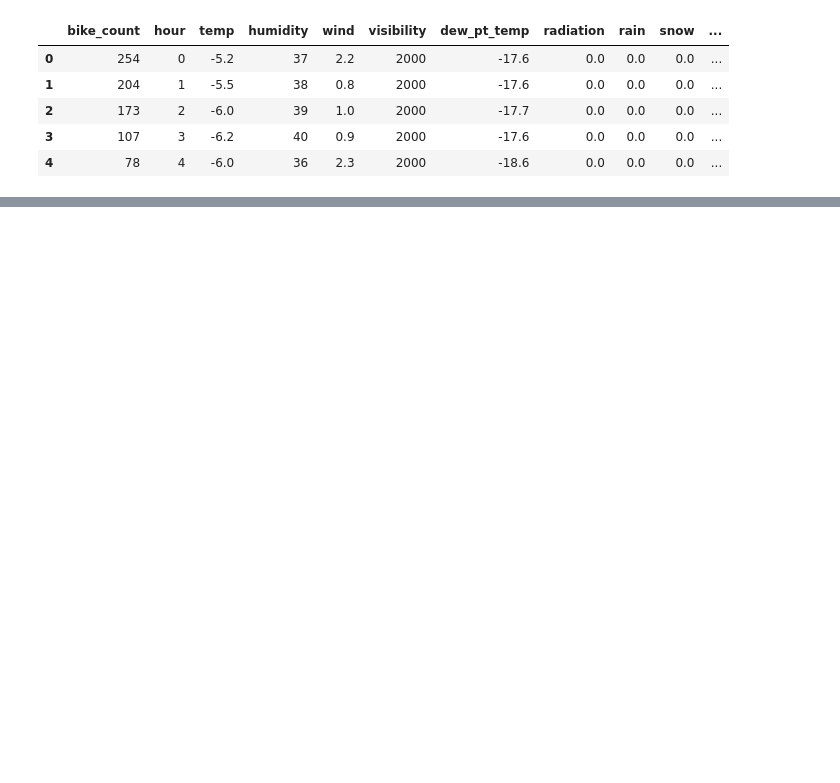
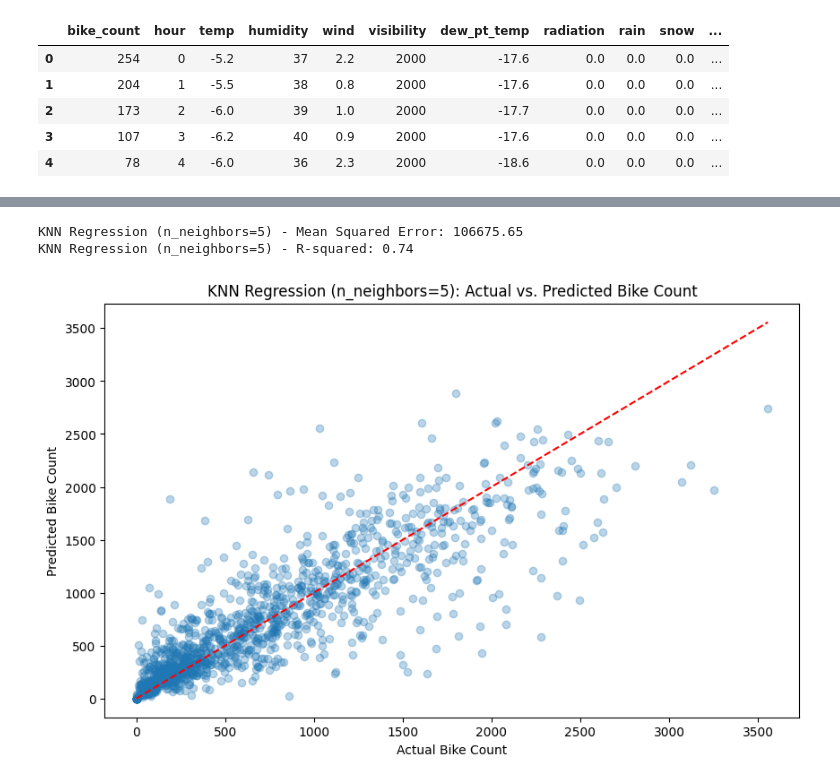
Before and after one commit to ChAbid-773/Bike_Regresssion, a Jupyter notebook: Bike_Regresssion.ipynb, the cells around one changed output, grey strips where cells are left out. Saved outputs shown, nothing was run; the diff lists cells and outputs as text; code cells hidden in the pictures; blank space fills up the shorter version.

```diff
--- a/Bike_Regresssion.ipynb
+++ b/Bike_Regresssion.ipynb
@@ -28,0 +193,29 @@ df.head()
+# %%
+from sklearn.neighbors import KNeighborsRegressor
+
+# Initialize and train the KNN Regressor model
+knn_model = KNeighborsRegressor(n_neighbors=5)
+knn_model.fit(X_train_scaled, y_train)
+
+# Make predictions on the test set
+y_pred_knn = knn_model.predict(X_test_scaled)
+
+# Evaluate the model
+mse_knn = mean_squared_error(y_test, y_pred_knn)
+r2_knn = r2_score(y_test, y_pred_knn)
+
+print(f"KNN Regression (n_neighbors=5) - Mean Squared Error: {mse_knn:.2f}")
+print(f"KNN Regression (n_neighbors=5) - R-squared: {r2_knn:.2f}")
+
+# Plotting predictions vs actual values
+plt.figure(figsize=(10, 6))
+plt.scatter(y_test, y_pred_knn, alpha=0.3)
+plt.plot([y_test.min(), y_test.max()], [y_test.min(), y_test.max()], 'r--')
+plt.xlabel('Actual Bike Count')
+plt.ylabel('Predicted Bike Count')
+plt.title(f'KNN Regression (n_neighbors=5): Actual vs. Predicted Bike Count')
+plt.show()
+# %% [output]
+KNN Regression (n_neighbors=5) - Mean Squared Error: 106675.65
+KNN Regression (n_neighbors=5) - R-squared: 0.74
+[figure, added]
```
Also changed, not shown: parts of 31 cells of this notebook.
